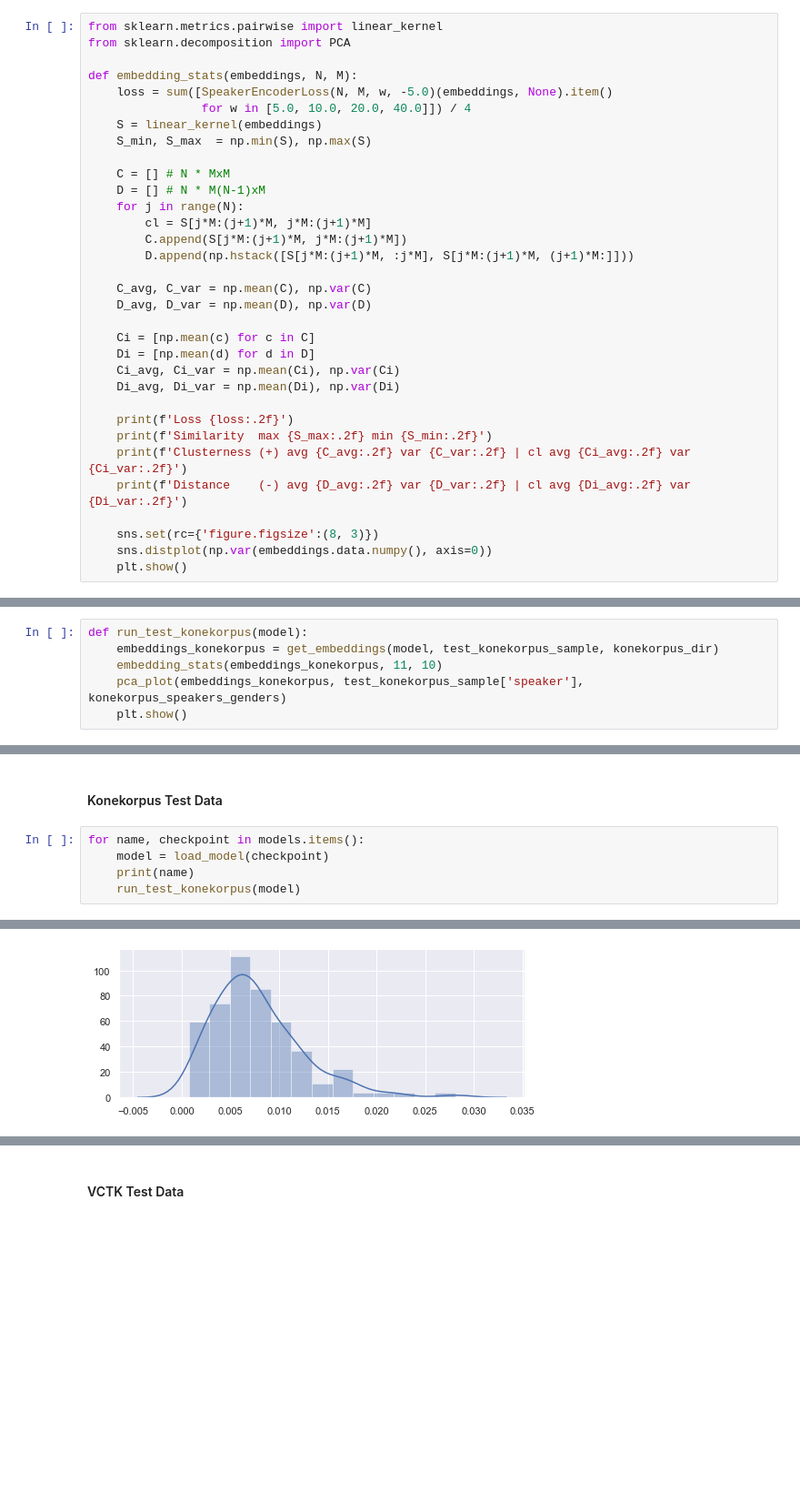
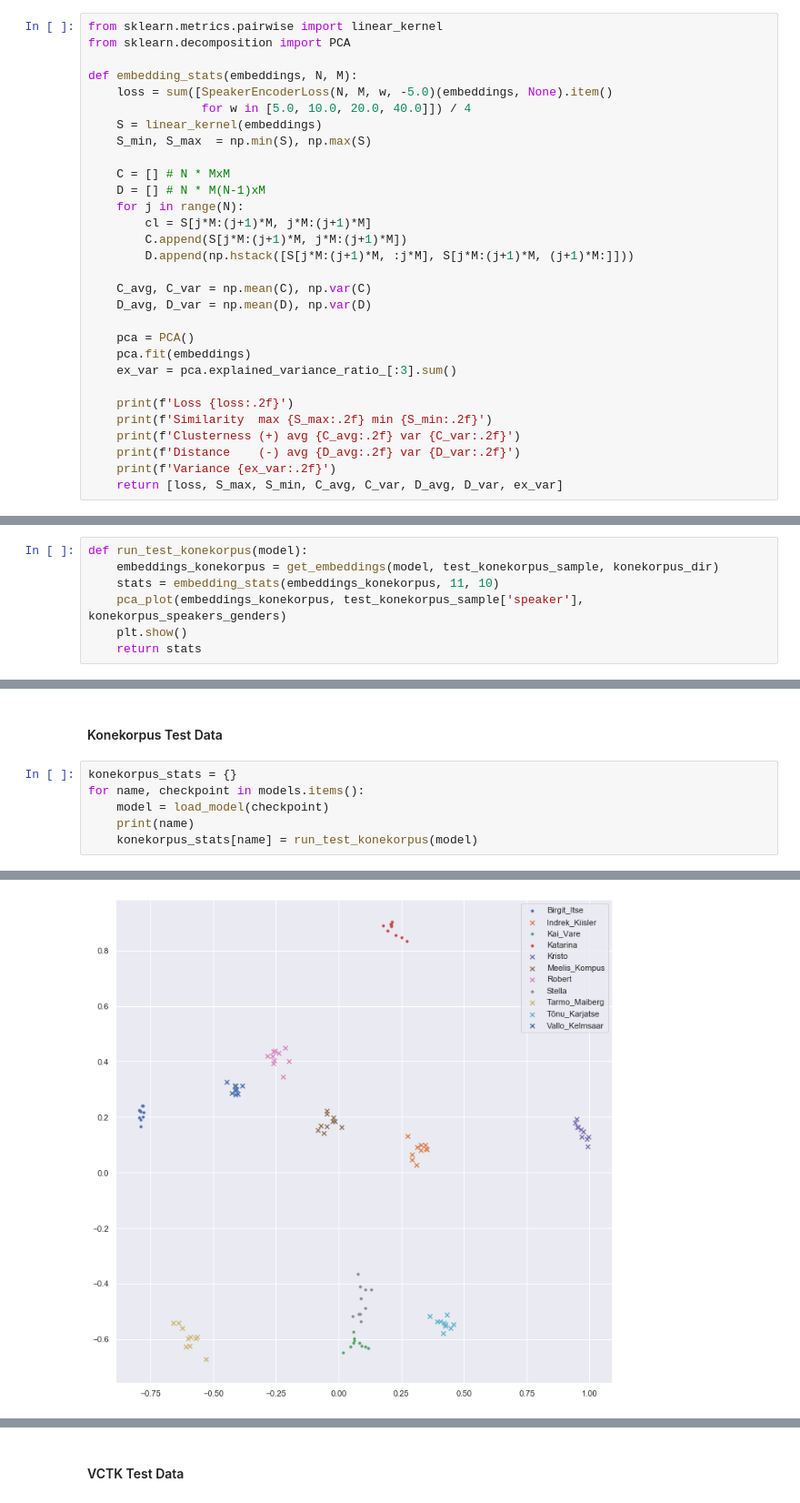
Before and after one commit to GeronimoOM/multi-speaker-tacotron2, a Jupyter notebook: speaker_encoder.ipynb, the cells around one changed output, grey strips where cells are left out. Shown at 91% size. Saved outputs shown, nothing was run; the diff lists cells and outputs as text; blank space fills up the shorter version.

```diff
--- a/speaker_encoder.ipynb
+++ b/speaker_encoder.ipynb
@@ -85,19 +85,16 @@ def embedding_stats(embeddings, N, M):
     C_avg, C_var = np.mean(C), np.var(C)
     D_avg, D_var = np.mean(D), np.var(D)
 
-    Ci = [np.mean(c) for c in C]
-    Di = [np.mean(d) for d in D]
-    Ci_avg, Ci_var = np.mean(Ci), np.var(Ci)
-    Di_avg, Di_var = np.mean(Di), np.var(Di)
+    pca = PCA()
+    pca.fit(embeddings)
+    ex_var = pca.explained_variance_ratio_[:3].sum()
 
     print(f'Loss {loss:.2f}')
     print(f'Similarity  max {S_max:.2f} min {S_min:.2f}')
-    print(f'Clusterness (+) avg {C_avg:.2f} var {C_var:.2f} | cl avg {Ci_avg:.2f} var {Ci_var:.2f}')
-    print(f'Distance    (-) avg {D_avg:.2f} var {D_var:.2f} | cl avg {Di_avg:.2f} var {Di_var:.2f}')
-
-    sns.set(rc={'figure.figsize':(8, 3)})
-    sns.distplot(np.var(embeddings.data.numpy(), axis=0))
-    plt.show()
+    print(f'Clusterness (+) avg {C_avg:.2f} var {C_var:.2f}')
+    print(f'Distance    (-) avg {D_avg:.2f} var {D_var:.2f}')
+    print(f'Variance {ex_var:.2f}')
+    return [loss, S_max, S_min, C_avg, C_var, D_avg, D_var, ex_var]
 # %%
 hparams = create_hparams()
 stft = init_stft(hparams)
@@ -212,9 +209,10 @@ test_konekorpus_sample.shape, test_common_voice_sample.shape, test_vctk_sample.s
 # %%
 def run_test_konekorpus(model):
     embeddings_konekorpus = get_embeddings(model, test_konekorpus_sample, konekorpus_dir)
-    embedding_stats(embeddings_konekorpus, 11, 10)
+    stats = embedding_stats(embeddings_konekorpus, 11, 10)
     pca_plot(embeddings_konekorpus, test_konekorpus_sample['speaker'], konekorpus_speakers_genders)
     plt.show()
+    return stats
 # %%
 def run_test_vctk(model):
     embeddings_vctk = get_embeddings(model, test_vctk_sample, vctk_dir)
@@ -255,10 +255,11 @@ models = {
 # %% [markdown]
 #### Konekorpus Test Data
 # %%
+konekorpus_stats = {}
 for name, checkpoint in models.items():
     model = load_model(checkpoint)
     print(name)
-    run_test_konekorpus(model)
+    konekorpus_stats[name] = run_test_konekorpus(model)
 # %% [output]
 konekorpus 80
 Loss 2.48
@@ -268 +270 @@ Distance    (-) avg -0.09 var 0.12 | cl avg -0.09 var 0.00
-[figure, old version]
+[figure, new version]
```
Also changed, not shown: parts of 9 cells of this notebook, 14 other files.
